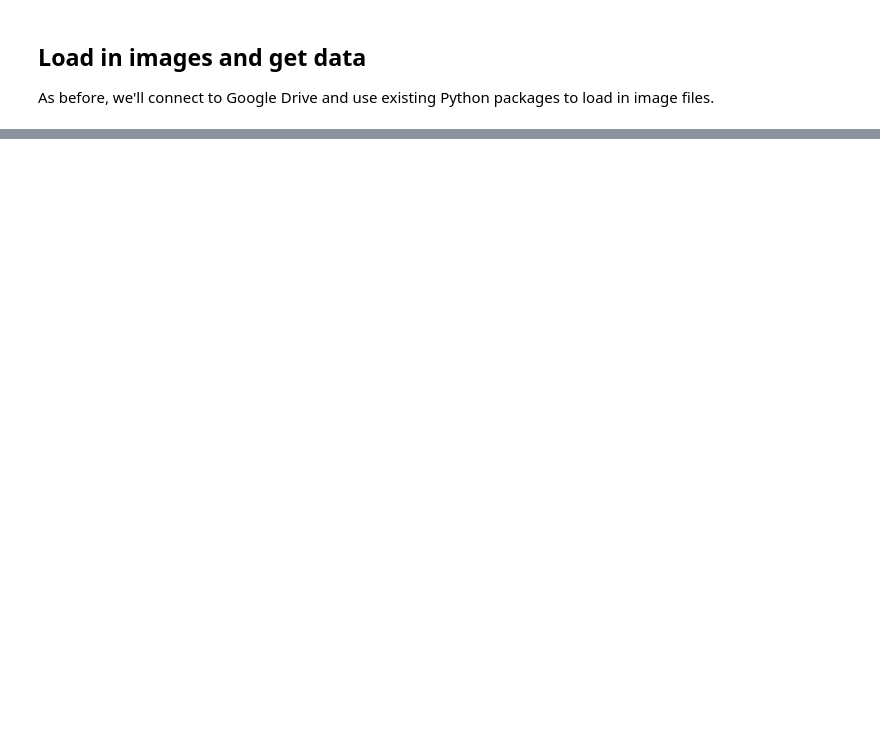
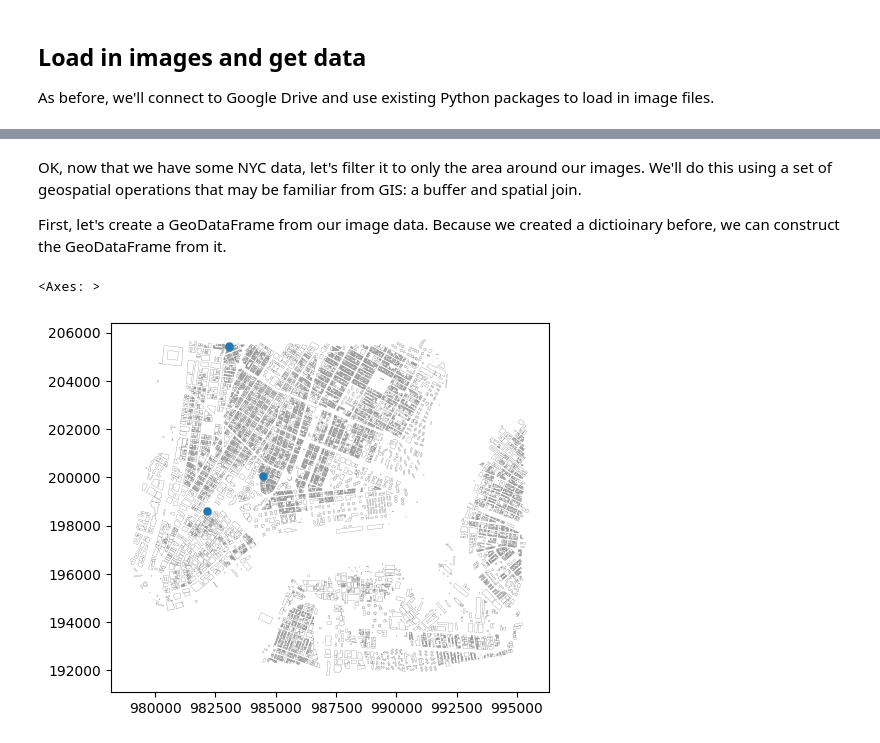
Before and after one commit to brian-ho/intro-to-urban-data, a Jupyter notebook: Scale/S01_Grasshopper_and_wiring_it_up.ipynb, the cells around one changed output, grey strips where cells are left out. Saved outputs shown, nothing was run; the diff lists cells and outputs as text; code cells hidden in the pictures; blank space fills up the shorter version.

```diff
--- a/Scale/S01_Grasshopper_and_wiring_it_up.ipynb
+++ b/Scale/S01_Grasshopper_and_wiring_it_up.ipynb
@@ -250,0 +59,3 @@ all_images_df.to_csv('example.csv', index=False, sep=';')
+# %%
+# Update this to match a path in Google Drive: "/content/drive/path/to/your/data"
+DATA_DIRECTORY = "../example_data"
@@ -250,0 +146,24 @@ all_images_df.to_csv('example.csv', index=False, sep=';')
+# %%
+def get_info_from_image(img_file):
+    """Get all the information we want for an image."""
+    img = PIL.Image.open(img_file)
+    img_data = {
+        "file_name": img_file.name,
+        **get_gps_data(img),
+        **get_color_data(img),
+    }
+    img.close()
+    return img_data
+# %%
+images_data = []
+
+for filepath in os.listdir(DATA_DIRECTORY):
+    if any(filepath.lower().endswith(ext) for ext in IMAGE_FILE_EXTENSIONS):
+        image_data = get_info_from_image(Path(DATA_DIRECTORY) / filepath)
+
+        if image_data["latitude"] is None or image_data["longitude"] is None:
+            continue
+
+        images_data.append(image_data)
+
+print(f"Got data from {len(images_data)} images")
@@ -250,0 +214,21 @@ all_images_df.to_csv('example.csv', index=False, sep=';')
+# %% [markdown]
+OK, now that we have some NYC data, let's filter it to only the area around our images. We'll do this using a set of geospatial operations that may be familiar from GIS: a buffer and spatial join.
+
+First, let's create a GeoDataFrame from our image data. Because we created a dictioinary before, we can construct the GeoDataFrame from it.
+# %%
+# We'll construct a point geometry from the longitude and latitude.
+point_geoms = [Point(img["longitude"], img["latitude"]) for img in images_data]
+
+# We'll load in the image data, plus the point geometry.
+# Notice we also convert this data from ESPG 4326 (same as WGS 84: latitude and longitude degrees) to ESPG 2236.
+all_images_gdf = gpd.GeoDataFrame(images_data, geometry=point_geoms, crs=4326).to_crs(
+    2263
+)
+# %%
+# Let's see what it looks like!
+pd.concat([all_images_gdf, buildings_gdf]).plot(
+    facecolor="none", edgecolor="grey", lw=0.2
+)
+# %% [output]
+<Axes: >
+[figure, added]
```
Also changed, not shown: parts of 54 cells of this notebook, 16 other files.
